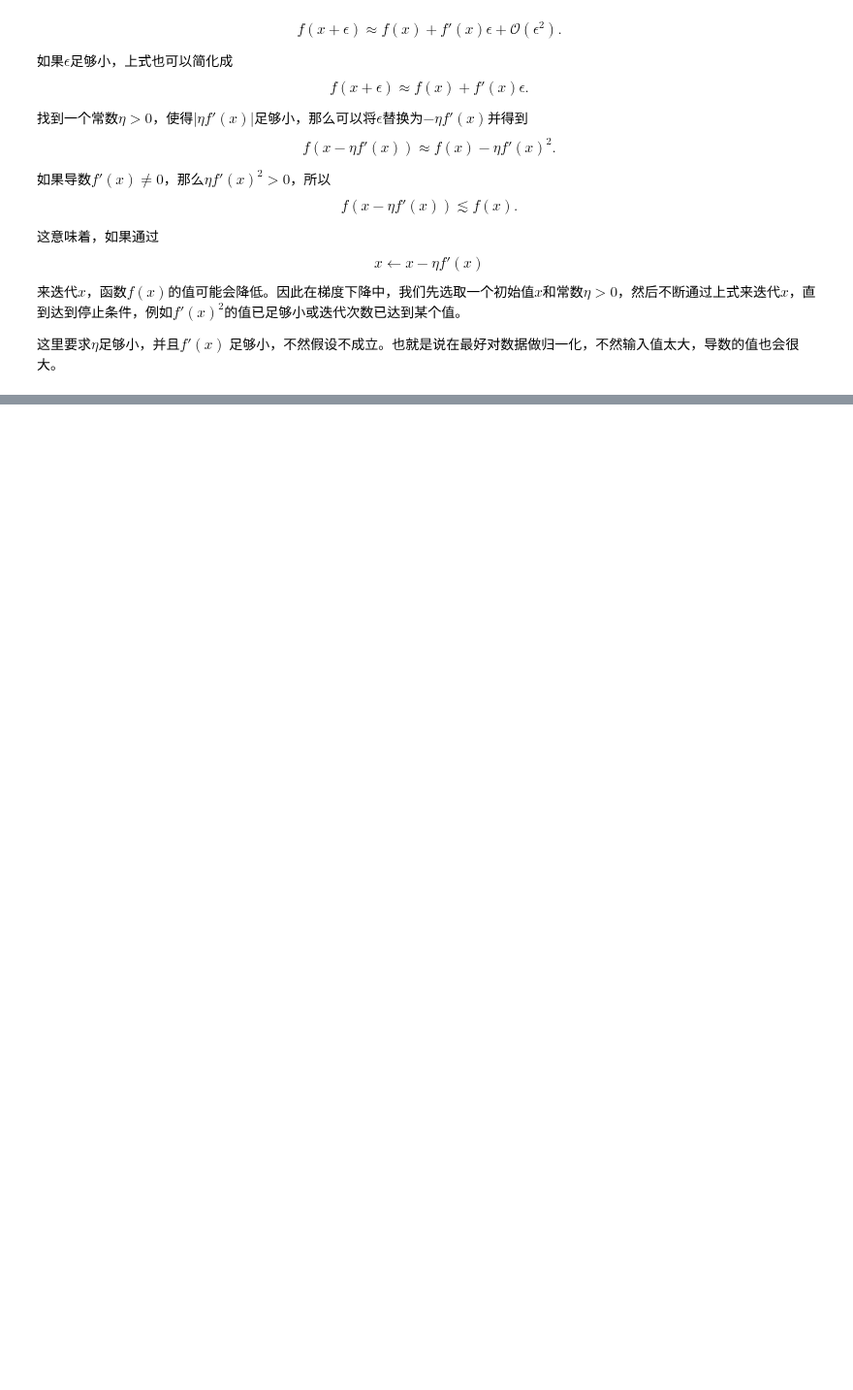
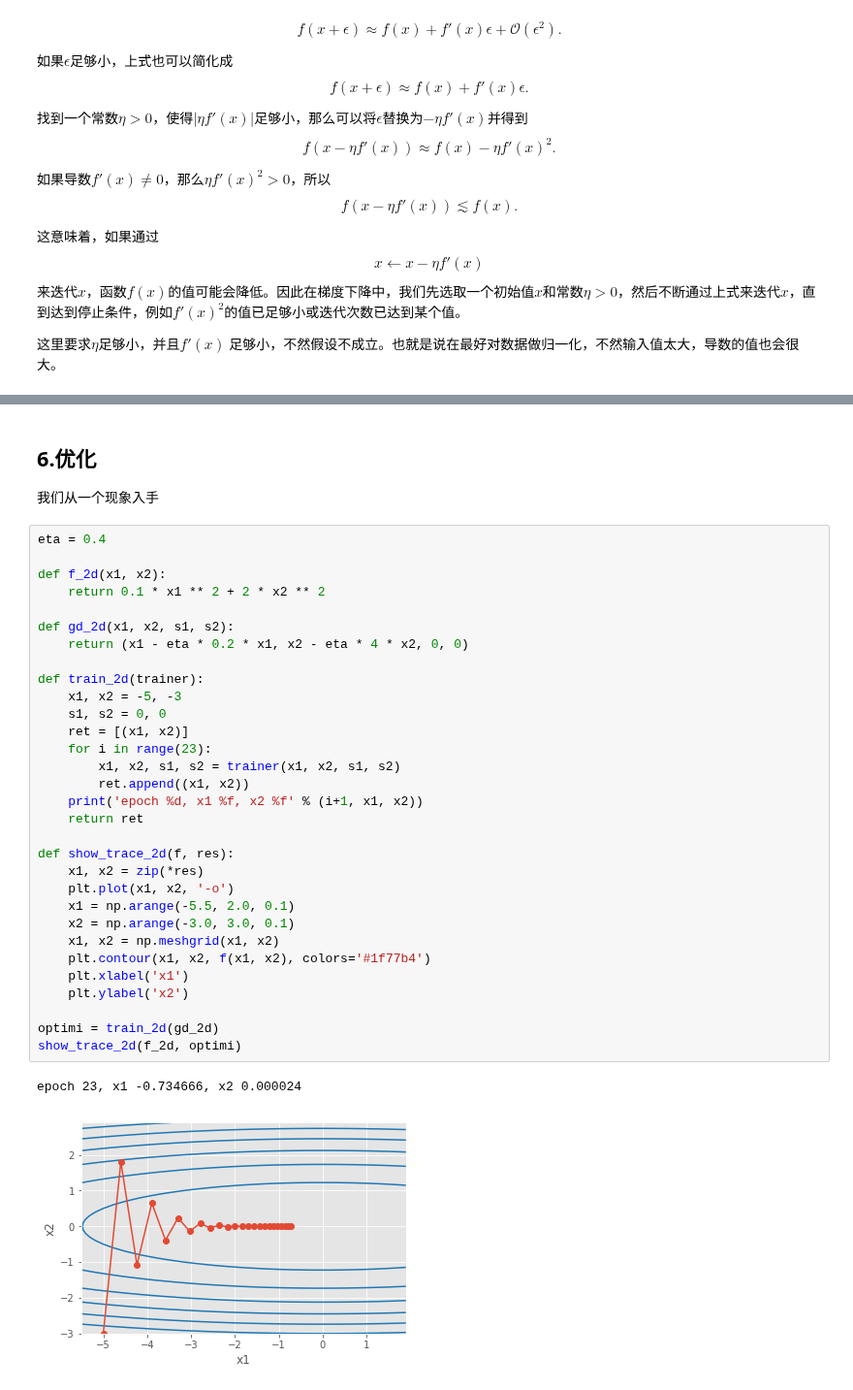
Before and after one commit to LaoLiulaoliu/MachineLearning, a Jupyter notebook: kaggle/house_price/house_price_slide.ipynb, the cells around one changed output, grey strips where cells are left out. Shown at 97% size. Saved outputs shown, nothing was run; the diff lists cells and outputs as text; blank space fills up the shorter version.

```diff
--- a/kaggle/house_price/house_price_slide.ipynb
+++ b/kaggle/house_price/house_price_slide.ipynb
@@ -384,0 +429,38 @@ $\beta$ 为梯度 $\nabla f(\boldsymbol{x})$ 和单位向量$\boldsymbol{u}$之
+# %% [markdown]
+## 6.优化
+
+我们从一个现象入手
+# %%
+eta = 0.4
+
+def f_2d(x1, x2):
+    return 0.1 * x1 ** 2 + 2 * x2 ** 2
+
+def gd_2d(x1, x2, s1, s2):
+    return (x1 - eta * 0.2 * x1, x2 - eta * 4 * x2, 0, 0)
+
+def train_2d(trainer):
+    x1, x2 = -5, -3
+    s1, s2 = 0, 0
+    ret = [(x1, x2)]
+    for i in range(23):
+        x1, x2, s1, s2 = trainer(x1, x2, s1, s2)
+        ret.append((x1, x2))
+    print('epoch %d, x1 %f, x2 %f' % (i+1, x1, x2))
+    return ret
+
+def show_trace_2d(f, res):
+    x1, x2 = zip(*res)
+    plt.plot(x1, x2, '-o')
+    x1 = np.arange(-5.5, 2.0, 0.1)
+    x2 = np.arange(-3.0, 3.0, 0.1)
+    x1, x2 = np.meshgrid(x1, x2)
+    plt.contour(x1, x2, f(x1, x2), colors='#1f77b4')
+    plt.xlabel('x1')
+    plt.ylabel('x2')
+
+optimi = train_2d(gd_2d)
+show_trace_2d(f_2d, optimi)
+# %% [output]
+epoch 23, x1 -0.734666, x2 0.000024
+[figure, added]
```
Also changed, not shown: parts of 10 cells of this notebook.
